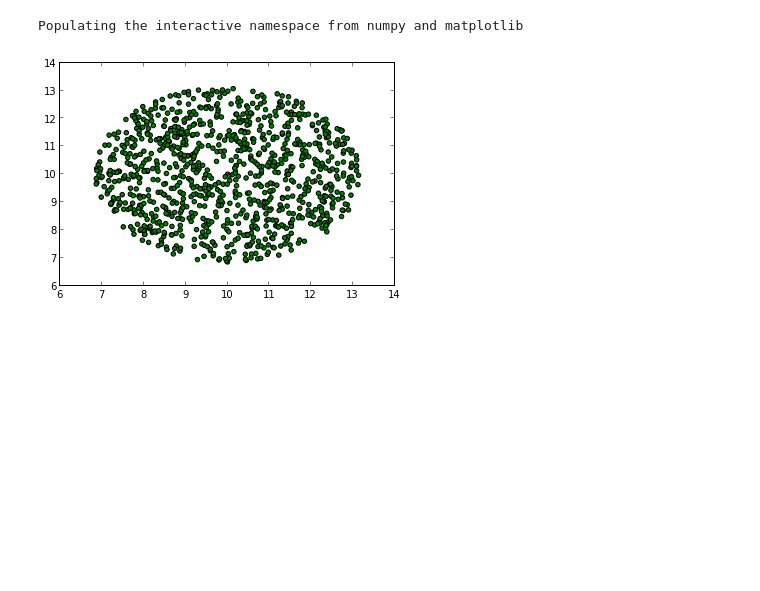
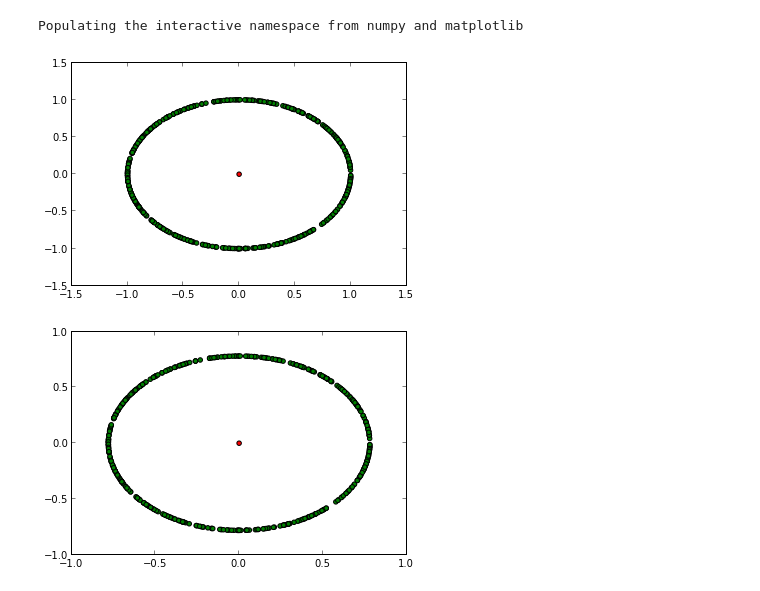
Before and after one commit to JuanRAlvarez/Tarea-6, a Jupyter notebook: Punto-3/Untitled0.ipynb, the cells around one changed output. Drawn from its saved outputs; the diff is of its cells as text; code cells hidden in the pictures; blank space fills up the shorter version.

```diff
--- a/Punto-3/Untitled0.ipynb
+++ b/Punto-3/Untitled0.ipynb
@@ -2,12 +2,10 @@
 %pylab inline
 # %% [output]
 Populating the interactive namespace from numpy and matplotlib
+# %%
+datos = np.loadtxt("IC.dat")
+daticos = np.loadtxt("3cuerpos.dat")
 # %%
-import numpy as np
-import matplotlib as plt
-
-datos = np.loadtxt("IC.dat")
-
 N = np.shape(datos)[0]
 
 for i in range(N):
@@ -16,4 +14,13 @@ for i in range(N):
     else:
         scatter(datos[i,1],datos[i,2],c='g')
 # %% [output]
-[figure, old version]
+[figure, new version]
+# %%
+m = np.shape(daticos)[0]
+for i in range(m):
+    if (datos[i,0] == -1):
+        scatter(daticos[i,1],daticos[i,2],c='r')
+    else:
+        scatter(daticos[i,1],daticos[i,2],c='g')
+# %% [output]
+[figure, added]
```
Also changed, not shown: 35 other files.
